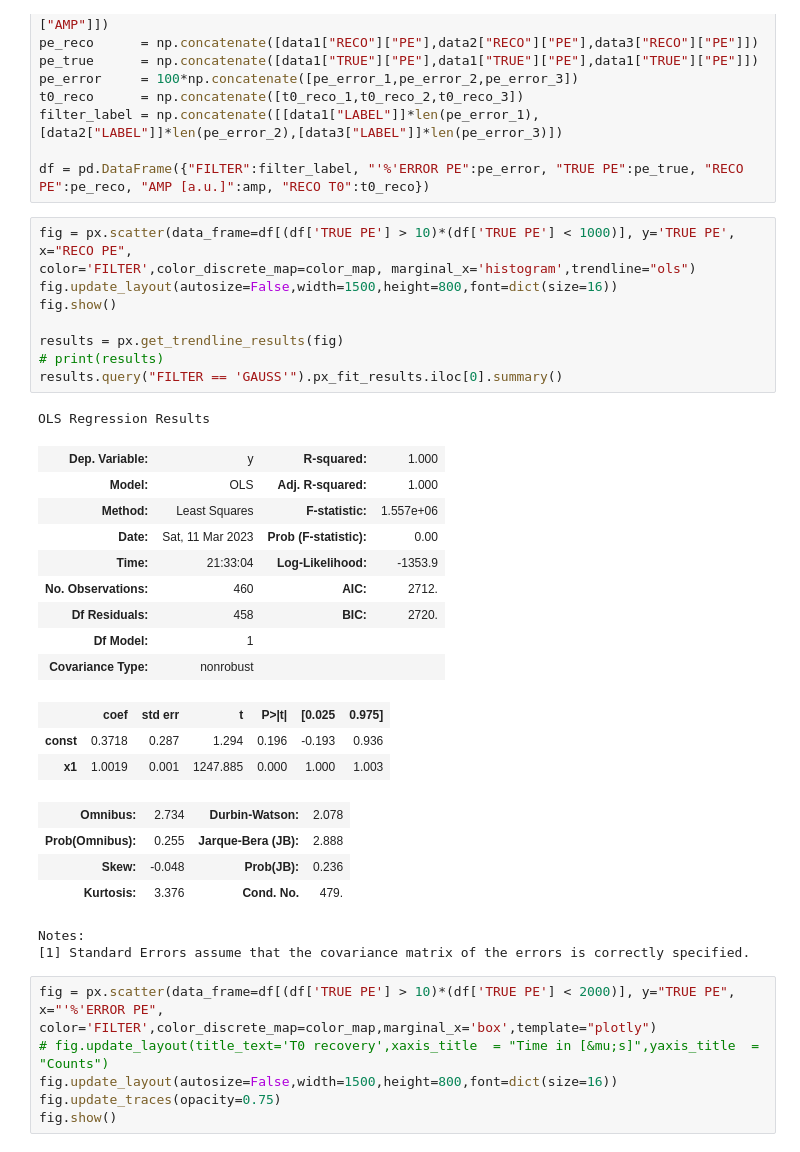
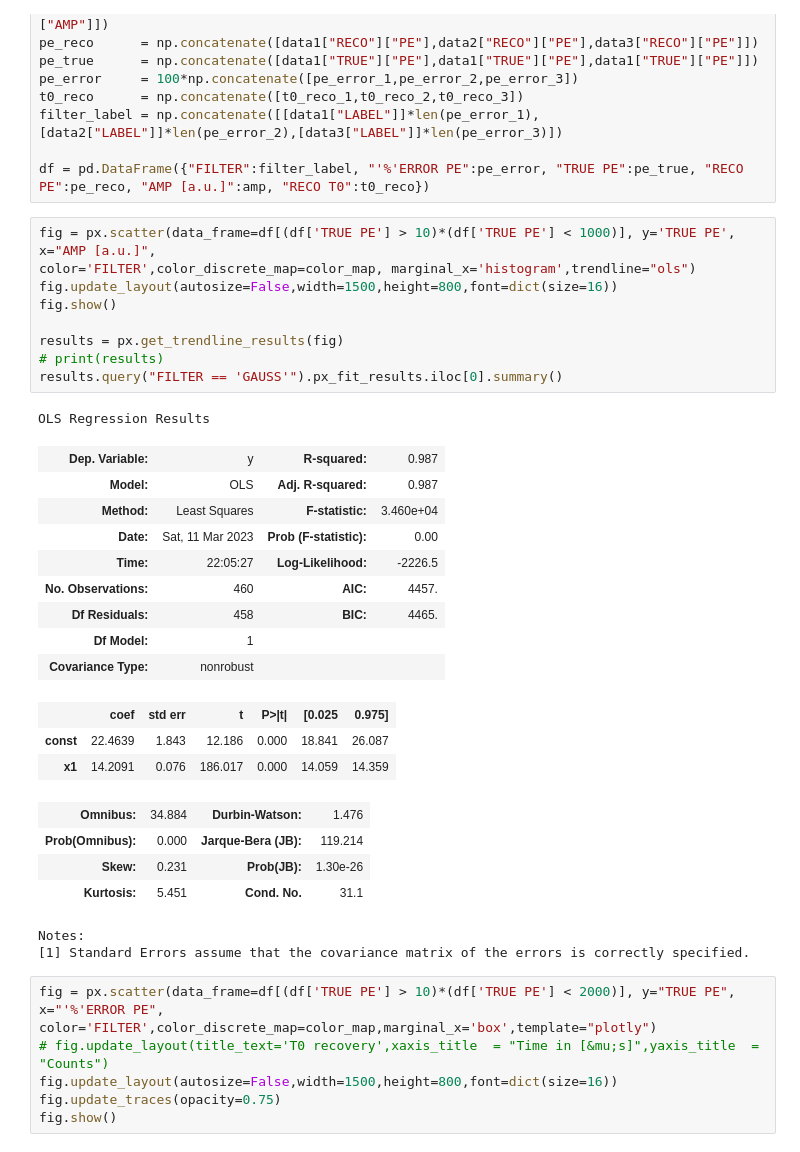
Before and after one commit to CIEMAT-Neutrino/LARSOFT_OPDET_ANALYSIS, a Jupyter notebook: LARSOFT_SIM_DEC.ipynb, the cells around one changed output. Drawn from its saved outputs; the diff is of its cells as text.

Commit message:
GENERALIZE DATA NAMES WITH LABELS

```diff
--- a/LARSOFT_SIM_DEC.ipynb
+++ b/LARSOFT_SIM_DEC.ipynb
@@ -83,32 +83,32 @@ filter_label = np.concatenate([[data1["LABEL"]]*len(pe_error_1),[data2["LABEL"]]
 
 df = pd.DataFrame({"FILTER":filter_label, "'%'ERROR PE":pe_error, "TRUE PE":pe_true, "RECO PE":pe_reco, "AMP [a.u.]":amp, "RECO T0":t0_reco})
 # %%
-fig = px.scatter(data_frame=df[(df['TRUE PE'] > 10)*(df['TRUE PE'] < 1000)], y='TRUE PE', x="RECO PE",
+fig = px.scatter(data_frame=df[(df['TRUE PE'] > 10)*(df['TRUE PE'] < 1000)], y='TRUE PE', x="AMP [a.u.]",
 color='FILTER',color_discrete_map=color_map, marginal_x='histogram',trendline="ols")
 fig.update_layout(autosize=False,width=1500,height=800,font=dict(size=16))
 fig.show()
 
 results = px.get_trendline_results(fig)
 # print(results)
 results.query("FILTER == 'GAUSS'").px_fit_results.iloc[0].summary()
 # %% [output]
 OLS Regression Results
-| Dep. Variable: | y | R-squared: | 1.000 |
-| Model: | OLS | Adj. R-squared: | 1.000 |
-| Method: | Least Squares | F-statistic: | 1.557e+06 |
+| Dep. Variable: | y | R-squared: | 0.987 |
+| Model: | OLS | Adj. R-squared: | 0.987 |
+| Method: | Least Squares | F-statistic: | 3.460e+04 |
 | Date: | Sat, 11 Mar 2023 | Prob (F-statistic): | 0.00 |
-| Time: | 21:33:04 | Log-Likelihood: | -1353.9 |
-| No. Observations: | 460 | AIC: | 2712. |
-| Df Residuals: | 458 | BIC: | 2720. |
+| Time: | 22:05:27 | Log-Likelihood: | -2226.5 |
+| No. Observations: | 460 | AIC: | 4457. |
+| Df Residuals: | 458 | BIC: | 4465. |
 | Df Model: | 1 |  |  |
 | Covariance Type: | nonrobust |  |  |
 |  | coef | std err | t | P>|t| | [0.025 | 0.975] |
-| const | 0.3718 | 0.287 | 1.294 | 0.196 | -0.193 | 0.936 |
-| x1 | 1.0019 | 0.001 | 1247.885 | 0.000 | 1.000 | 1.003 |
+| const | 22.4639 | 1.843 | 12.186 | 0.000 | 18.841 | 26.087 |
+| x1 | 14.2091 | 0.076 | 186.017 | 0.000 | 14.059 | 14.359 |
-| Omnibus: | 2.734 | Durbin-Watson: | 2.078 |
-| Prob(Omnibus): | 0.255 | Jarque-Bera (JB): | 2.888 |
-| Skew: | -0.048 | Prob(JB): | 0.236 |
-| Kurtosis: | 3.376 | Cond. No. | 479. |
+| Omnibus: | 34.884 | Durbin-Watson: | 1.476 |
+| Prob(Omnibus): | 0.000 | Jarque-Bera (JB): | 119.214 |
+| Skew: | 0.231 | Prob(JB): | 1.30e-26 |
+| Kurtosis: | 5.451 | Cond. No. | 31.1 |
 Notes:
 [1] Standard Errors assume that the covariance matrix of the errors is correctly specified.
 # %%
```
Also changed, not shown: parts of 1 cell of this notebook.
